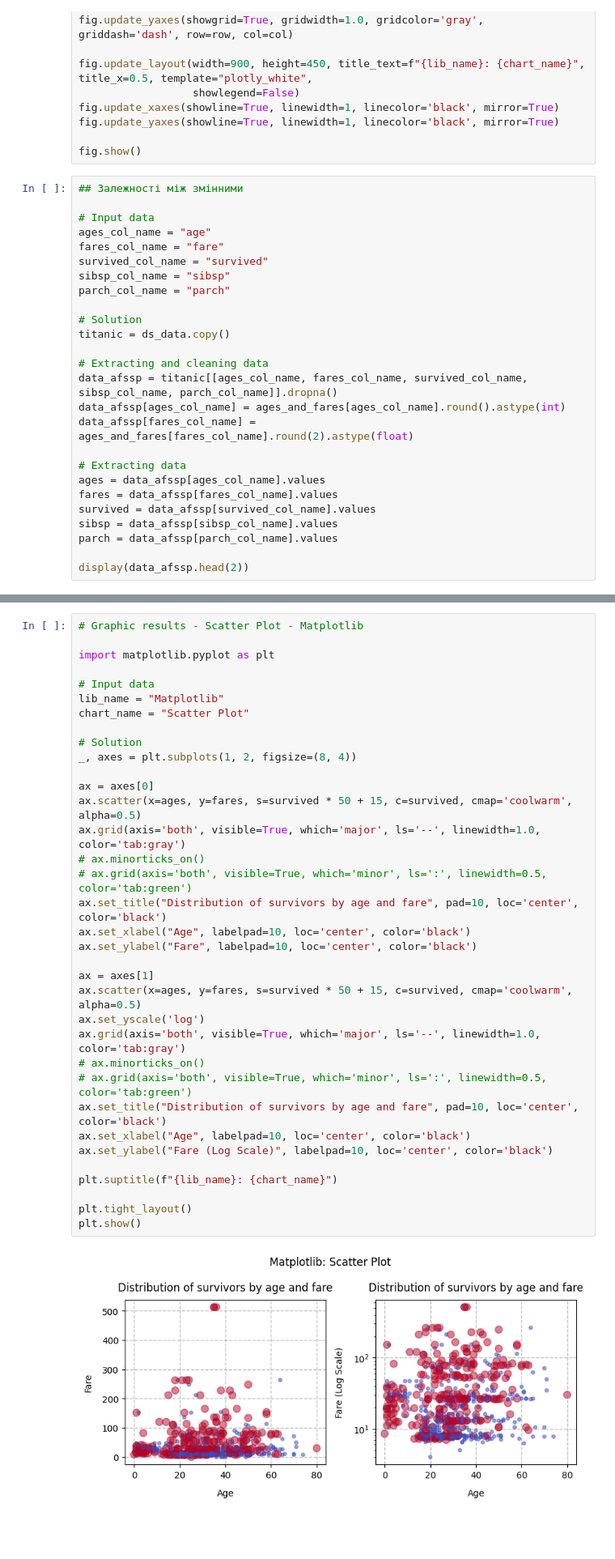
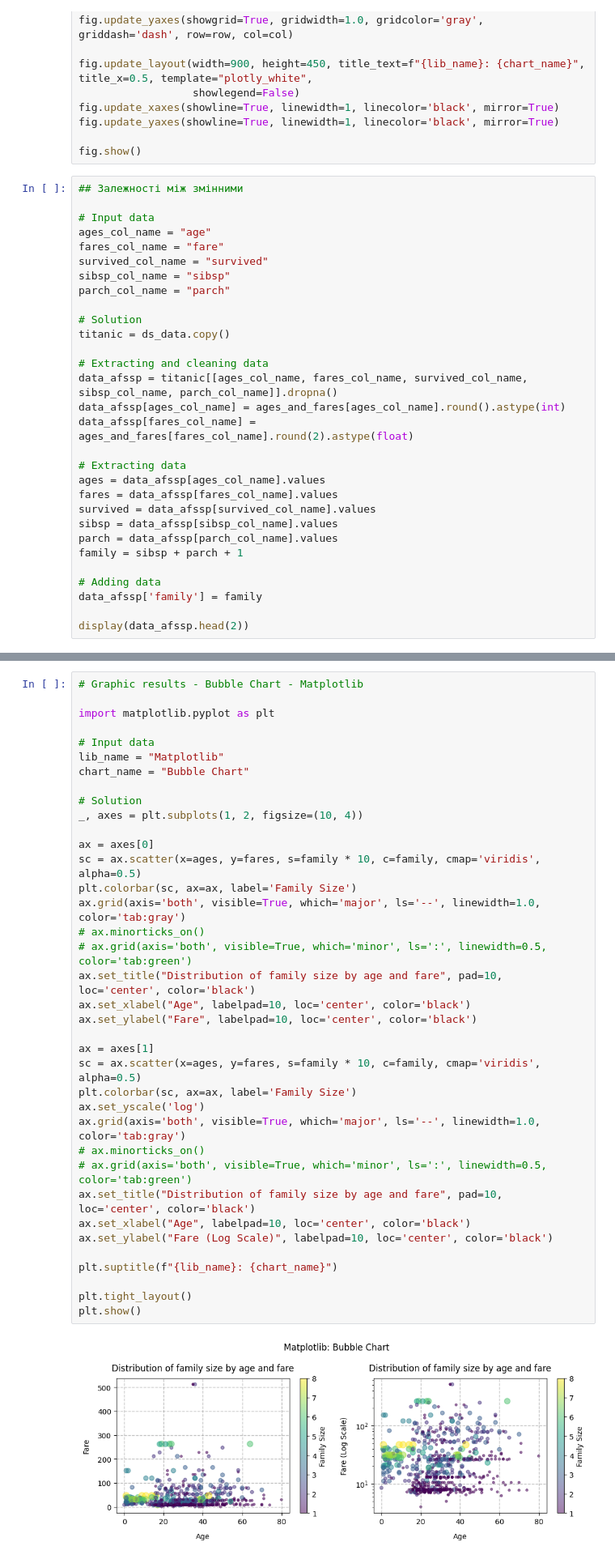
Before and after one commit to BogdanPinchuk/DataScience-PBY_HW8, a Jupyter notebook: Bohdan_Pinchuk_DS_HW8.ipynb, the cells around one changed output, grey strips where cells are left out. Shown at 81% size. Cells and saved outputs as stored; diff of their text form; blank space fills up the shorter version.

Commit message:
[Homework8] - fixed scatter plots

```diff
--- a/Bohdan_Pinchuk_DS_HW8.ipynb
+++ b/Bohdan_Pinchuk_DS_HW8.ipynb
@@ -599,6 +599,10 @@ fares = data_afssp[fares_col_name].values
 survived = data_afssp[survived_col_name].values
 sibsp = data_afssp[sibsp_col_name].values
 parch = data_afssp[parch_col_name].values
+family = sibsp + parch + 1
+
+# Adding data
+data_afssp['family'] = family
 
 display(data_afssp.head(2))
 # %% [output]
@@ -608,37 +781,39 @@ display(data_afssp.head(2))
 # %%
-# Graphic results - Scatter Plot - Matplotlib
+# Graphic results - Bubble Chart - Matplotlib
 
 import matplotlib.pyplot as plt
 
 # Input data
 lib_name = "Matplotlib"
-chart_name = "Scatter Plot"
+chart_name = "Bubble Chart"
 
 # Solution
-_, axes = plt.subplots(1, 2, figsize=(8, 4))
+_, axes = plt.subplots(1, 2, figsize=(10, 4))
 
 ax = axes[0]
-ax.scatter(x=ages, y=fares, s=survived * 50 + 15, c=survived, cmap='coolwarm', alpha=0.5)
+sc = ax.scatter(x=ages, y=fares, s=family * 10, c=family, cmap='viridis', alpha=0.5)
+plt.colorbar(sc, ax=ax, label='Family Size')
 ax.grid(axis='both', visible=True, which='major', ls='--', linewidth=1.0, color='tab:gray')
 # ax.minorticks_on()
 # ax.grid(axis='both', visible=True, which='minor', ls=':', linewidth=0.5, color='tab:green')
-ax.set_title("Distribution of survivors by age and fare", pad=10, loc='center', color='black')
+ax.set_title("Distribution of family size by age and fare", pad=10, loc='center', color='black')
 ax.set_xlabel("Age", labelpad=10, loc='center', color='black')
 ax.set_ylabel("Fare", labelpad=10, loc='center', color='black')
 
 ax = axes[1]
-ax.scatter(x=ages, y=fares, s=survived * 50 + 15, c=survived, cmap='coolwarm', alpha=0.5)
+sc = ax.scatter(x=ages, y=fares, s=family * 10, c=family, cmap='viridis', alpha=0.5)
+plt.colorbar(sc, ax=ax, label='Family Size')
 ax.set_yscale('log')
 ax.grid(axis='both', visible=True, which='major', ls='--', linewidth=1.0, color='tab:gray')
 # ax.minorticks_on()
 # ax.grid(axis='both', visible=True, which='minor', ls=':', linewidth=0.5, color='tab:green')
-ax.set_title("Distribution of survivors by age and fare", pad=10, loc='center', color='black')
+ax.set_title("Distribution of family size by age and fare", pad=10, loc='center', color='black')
 ax.set_xlabel("Age", labelpad=10, loc='center', color='black')
 ax.set_ylabel("Fare (Log Scale)", labelpad=10, loc='center', color='black')
 
 plt.suptitle(f"{lib_name}: {chart_name}")
 
 plt.tight_layout()
 plt.show()
 # %% [output]
-[figure, old version]
+[figure, new version]
```
Also changed, not shown: parts of 6 cells of this notebook.
